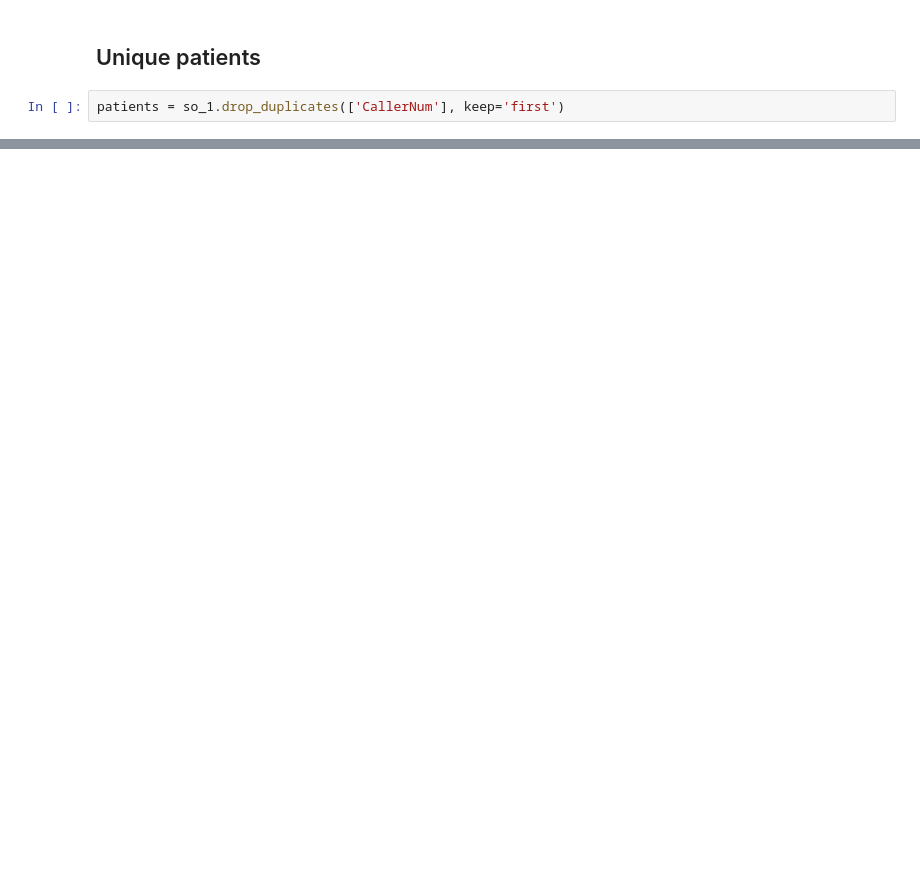
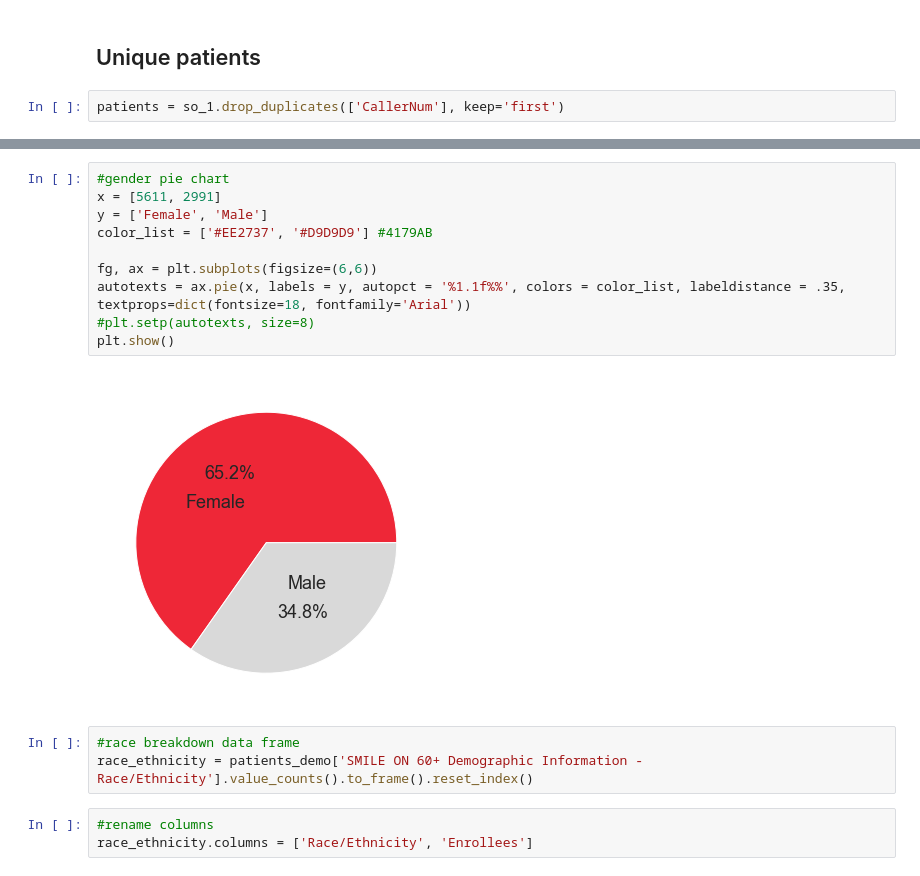
Before and after one commit to bsfcs/smile-on-aquaman, a Jupyter notebook: notebooks/Smile_on_project.ipynb, the cells around one changed output, grey strips where cells are left out. Cells and saved outputs as stored; diff of their text form; blank space fills up the shorter version.

```diff
--- a/notebooks/Smile_on_project.ipynb
+++ b/notebooks/Smile_on_project.ipynb
@@ -225,0 +308,18 @@ Length: 387, dtype: int64
+# %%
+#gender pie chart
+x = [5611, 2991]
+y = ['Female', 'Male']
+color_list = ['#EE2737', '#D9D9D9'] #4179AB
+
+fg, ax = plt.subplots(figsize=(6,6))
+autotexts = ax.pie(x, labels = y, autopct = '%1.1f%%', colors = color_list, labeldistance = .35, textprops=dict(fontsize=18, fontfamily='Arial'))
+#plt.setp(autotexts, size=8)
+plt.show()
+# %% [output]
+[figure, added]
+# %%
+#race breakdown data frame
+race_ethnicity = patients_demo['SMILE ON 60+ Demographic Information - Race/Ethnicity'].value_counts().to_frame().reset_index()
+# %%
+#rename columns
+race_ethnicity.columns = ['Race/Ethnicity', 'Enrollees']
```
Also changed, not shown: parts of 65 cells of this notebook.
